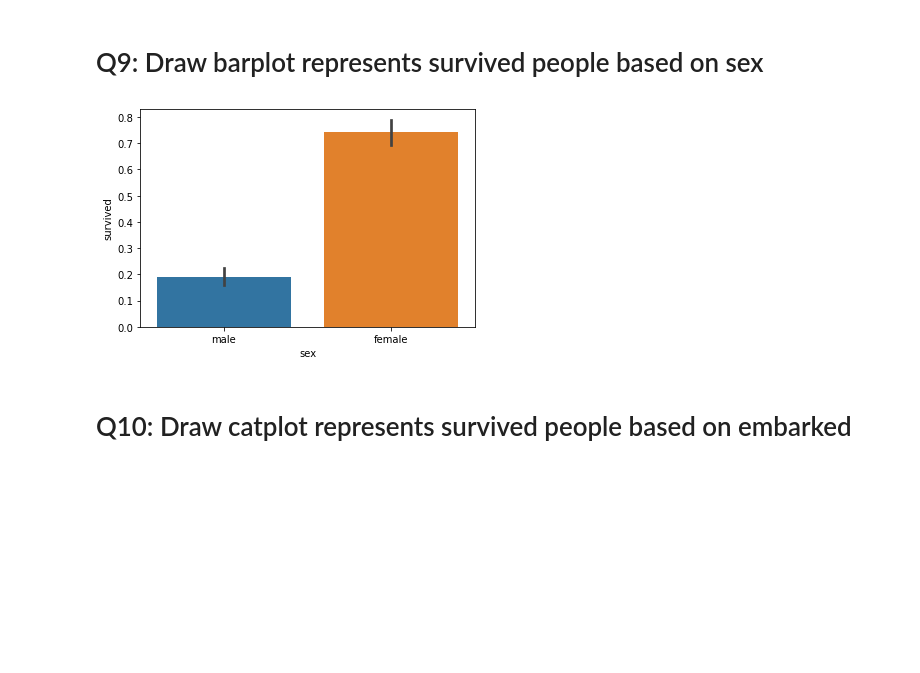
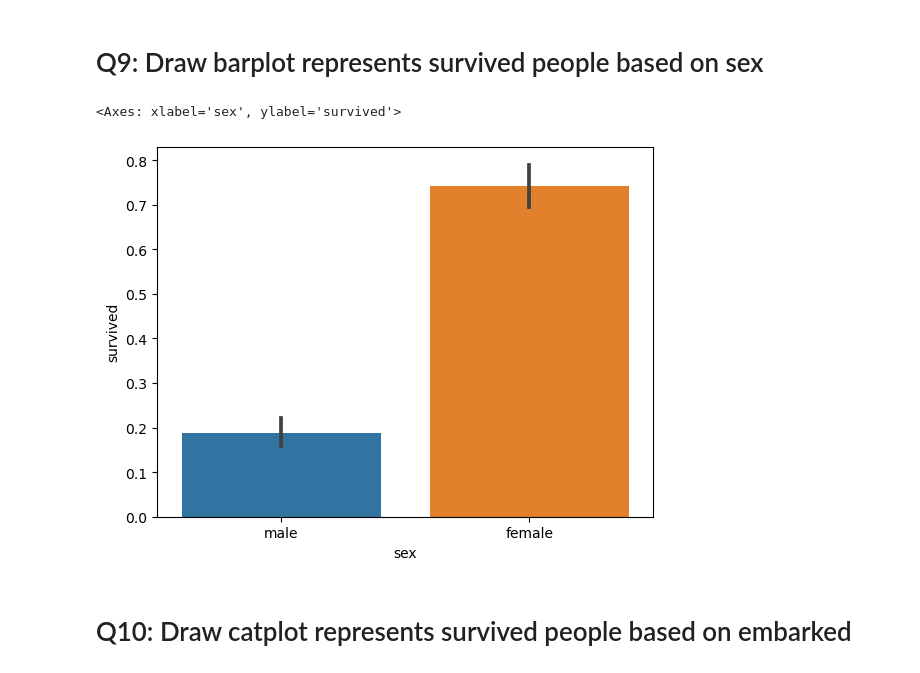
Before and after one commit to sambatika1/Seaborn-Lab1, a Jupyter notebook: Seaborn_Assignment1.ipynb, the cells around one changed output. Cells and saved outputs as stored; diff of their text form; code cells hidden in the pictures; blank space fills up the shorter version.

```diff
--- a/Seaborn_Assignment1.ipynb
+++ b/Seaborn_Assignment1.ipynb
@@ -94,6 +91,8 @@ memory usage: 92.4+ KB
 # %% [markdown]
 # Q4: Add a new_column to a DataFrame that combines class and embark_town
 # %%
+df["new_column"] = df["class"]  + " " +  df["embark_town"]
+df
 # %% [output]
 |  | survived | pclass | sex | age | sibsp | parch | fare | embarked | class | who | ... |
 | 0 | 0 | 3 | male | 22.0 | 1 | 0 | 7.2500 | S | Third | man | ... |
@@ -104,3 +110,4 @@ memory usage: 92.4+ KB
 # %% [markdown]
 # Q5: Remove new_column from the DataFrame
 # %%
+df.drop(["new_column"], axis=1, inplace = True)
@@ -169,8 +161,10 @@ Name: class, dtype: int64
 # %% [markdown]
 # Q9: Draw barplot represents survived people based on sex
 # %%
+sns.barplot(x='sex', y='survived',data =df)
 # %% [output]
+<Axes: xlabel='sex', ylabel='survived'>
-[figure, old version]
+[figure, new version]
 # %% [markdown]
 # Q10: Draw catplot represents survived people based on embarked
 # %%
```
Also changed, not shown: parts of 20 cells of this notebook.
